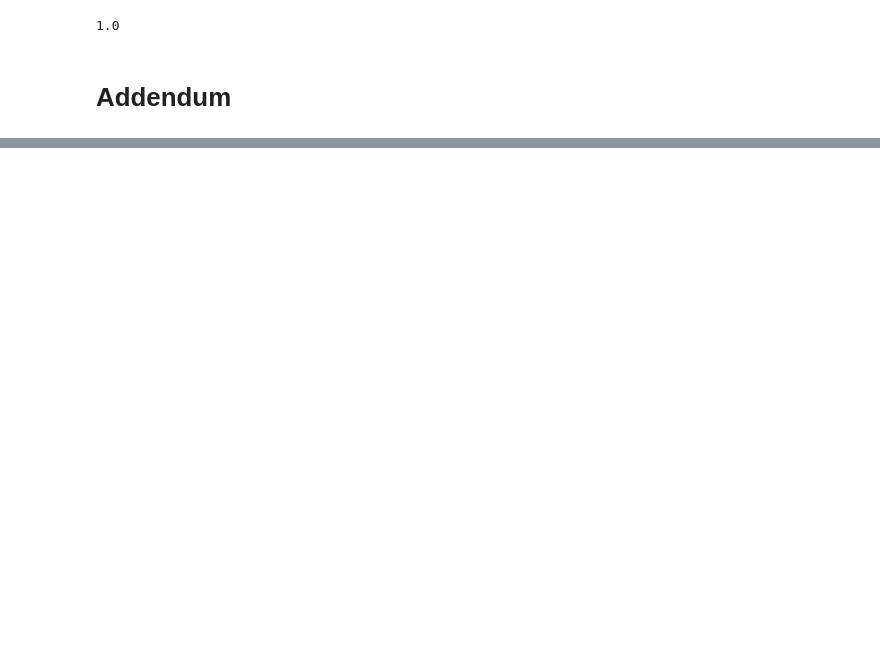
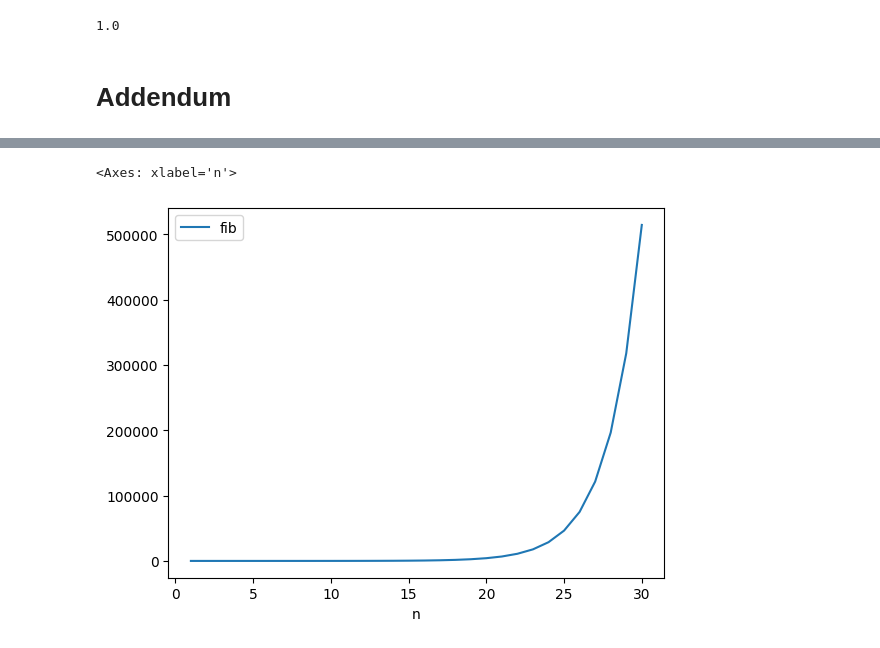
Before and after one commit to ishitavasishth/RealtimeDataSQL, a Jupyter notebook: SQLData_IshitaVasishth.ipynb, the cells around one changed output, grey strips where cells are left out. Cells and saved outputs as stored; diff of their text form; code cells hidden in the pictures; blank space fills up the shorter version.

```diff
--- a/SQLData_IshitaVasishth.ipynb
+++ b/SQLData_IshitaVasishth.ipynb
@@ -571,0 +473,5 @@ WITH RECURSIVE
+# %%
+fib.DataFrame().plot(x="n",y="fib")
+# %% [output]
+<Axes: xlabel='n'>
+[figure, added]
```
Also changed, not shown: parts of 102 cells of this notebook.
